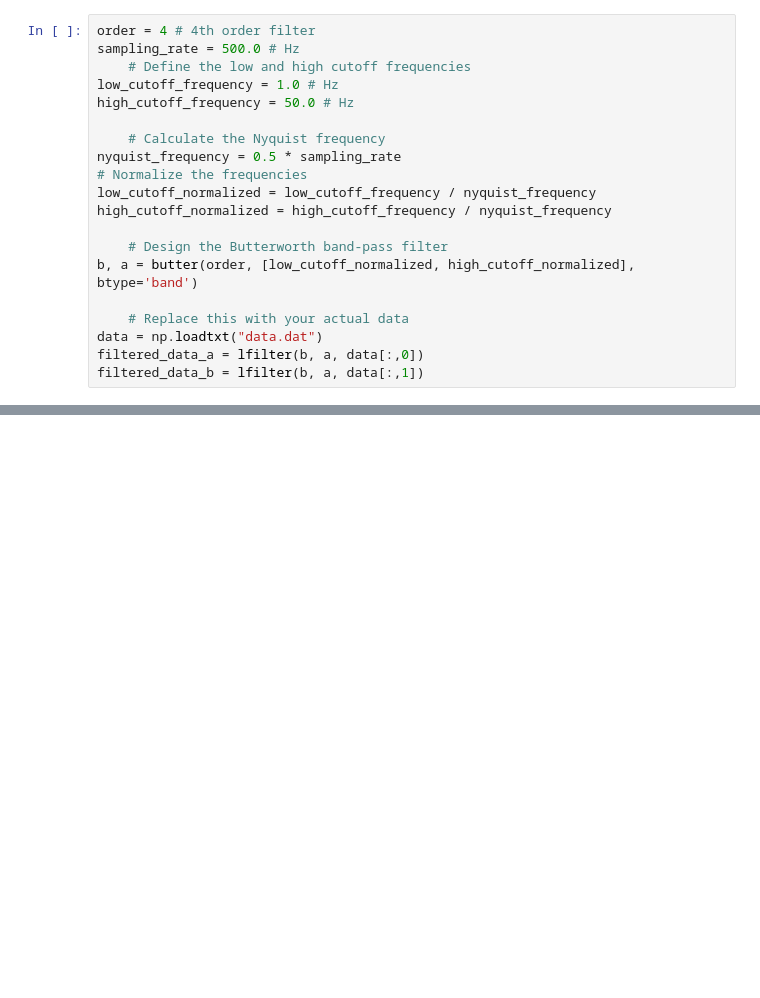
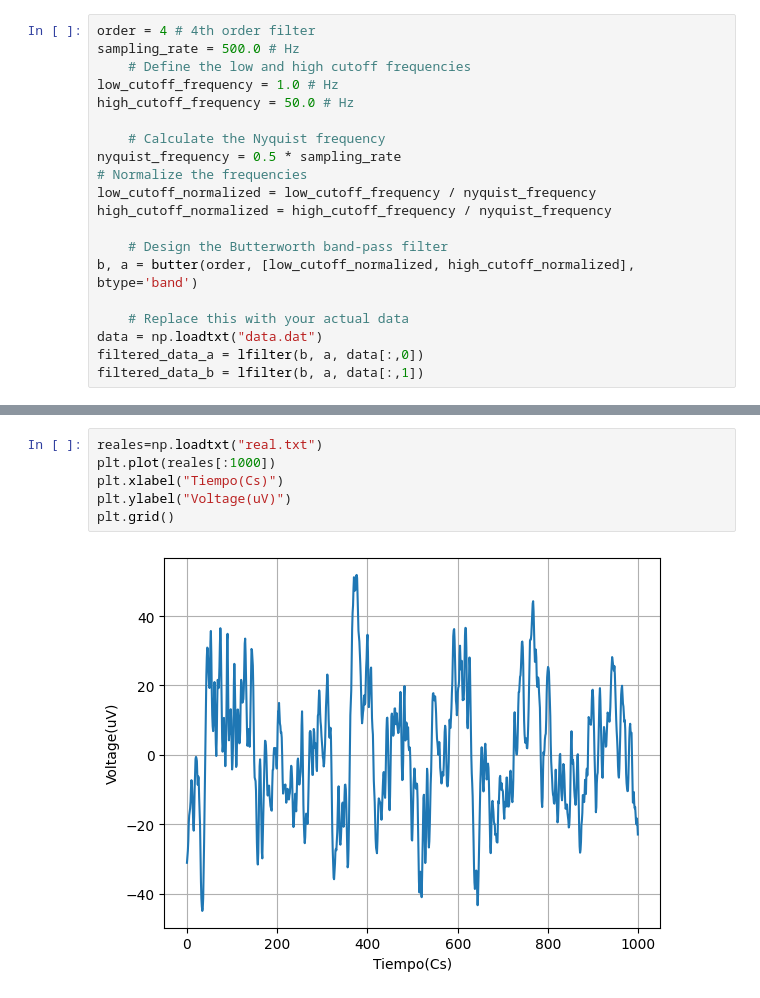
Before and after one commit to juanmillan03/Tesis-CA, a Jupyter notebook: Codigos/V3_G(NP)/ButterWorth.ipynb, the cells around one changed output, grey strips where cells are left out. Saved outputs shown, nothing was run; the diff lists cells and outputs as text; blank space fills up the shorter version.

```diff
--- a/Codigos/V3_G(NP)/ButterWorth.ipynb
+++ b/Codigos/V3_G(NP)/ButterWorth.ipynb
@@ -105,0 +181,8 @@ Text(300, 0.005, '$<$d$>$')
+# %%
+reales=np.loadtxt("real.txt")
+plt.plot(reales[:1000])
+plt.xlabel("Tiempo(Cs)")
+plt.ylabel("Voltage(uV)")
+plt.grid()
+# %% [output]
+[figure, added]
```
Also changed, not shown: parts of 8 cells of this notebook, 18 other files.
